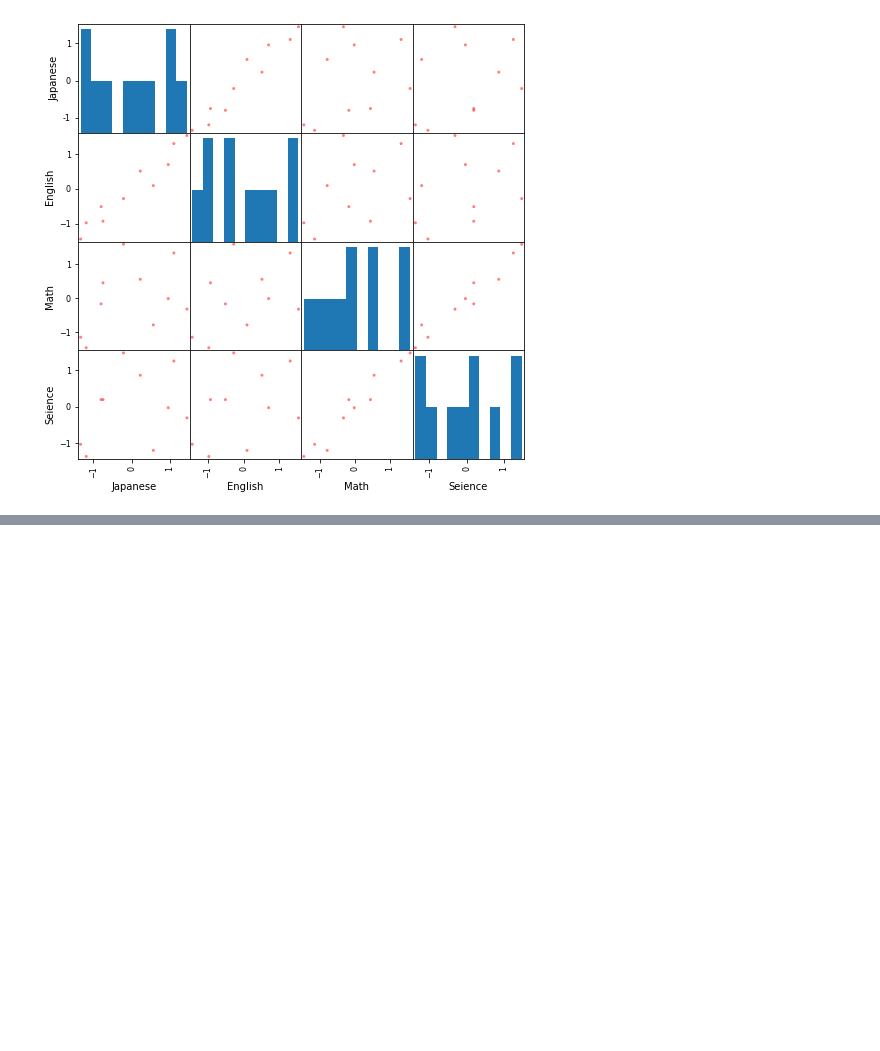
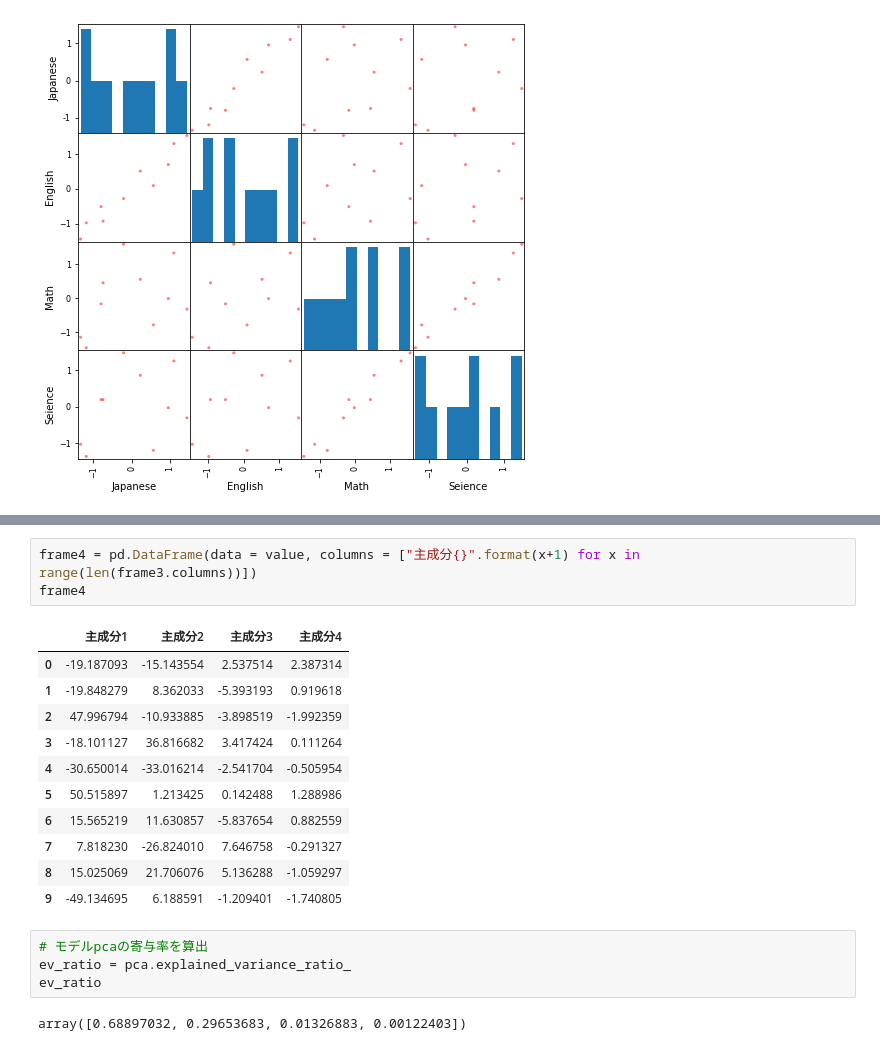
Before and after one commit to englishta/algorithm, a Jupyter notebook: prac2.ipynb, the cells around one changed output, grey strips where cells are left out. Cells and saved outputs as stored; diff of their text form; blank space fills up the shorter version.

```diff
--- a/prac2.ipynb
+++ b/prac2.ipynb
@@ -86,0 +108,21 @@ array([[<AxesSubplot:xlabel='Japanese', ylabel='Japanese'>,
+# %%
+frame4 = pd.DataFrame(data = value, columns = ["主成分{}".format(x+1) for x in range(len(frame3.columns))])
+frame4
+# %% [output]
+|  | 主成分1 | 主成分2 | 主成分3 | 主成分4 |
+| 0 | -19.187093 | -15.143554 | 2.537514 | 2.387314 |
+| 1 | -19.848279 | 8.362033 | -5.393193 | 0.919618 |
+| 2 | 47.996794 | -10.933885 | -3.898519 | -1.992359 |
+| 3 | -18.101127 | 36.816682 | 3.417424 | 0.111264 |
+| 4 | -30.650014 | -33.016214 | -2.541704 | -0.505954 |
+| 5 | 50.515897 | 1.213425 | 0.142488 | 1.288986 |
+| 6 | 15.565219 | 11.630857 | -5.837654 | 0.882559 |
+| 7 | 7.818230 | -26.824010 | 7.646758 | -0.291327 |
+| 8 | 15.025069 | 21.706076 | 5.136288 | -1.059297 |
+| 9 | -49.134695 | 6.188591 | -1.209401 | -1.740805 |
+# %%
+# モデルpcaの寄与率を算出
+ev_ratio = pca.explained_variance_ratio_
+ev_ratio
+# %% [output]
+array([0.68897032, 0.29653683, 0.01326883, 0.00122403])
```
Also changed, not shown: parts of 3 cells of this notebook, 1 other file.
